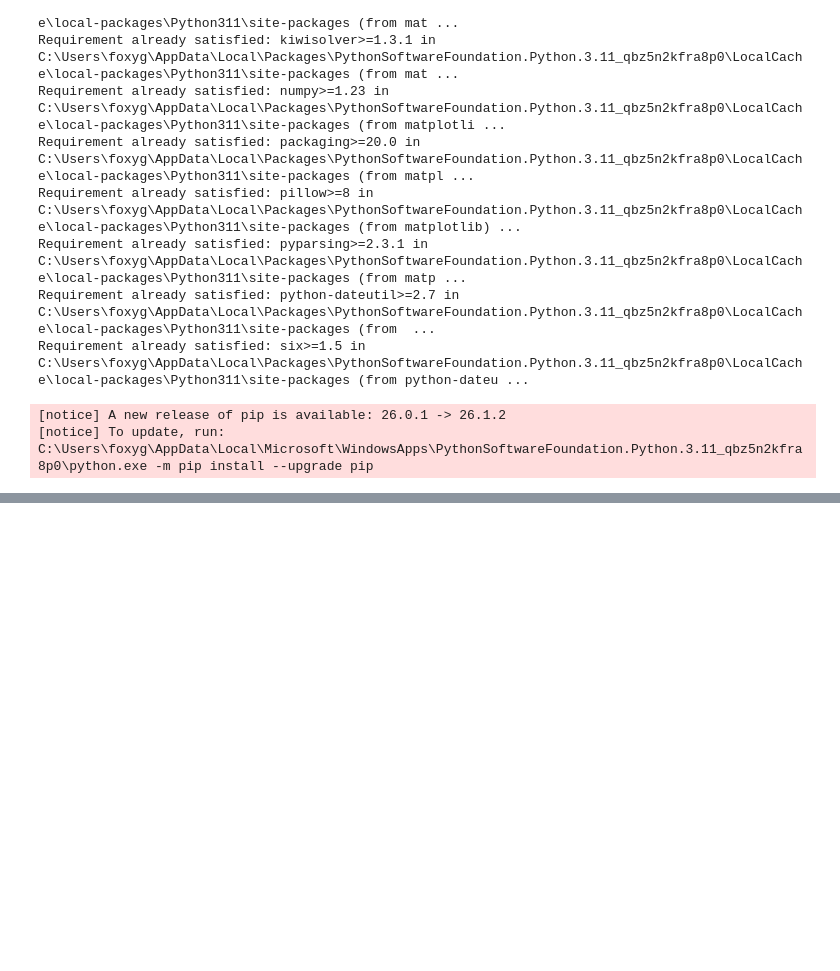
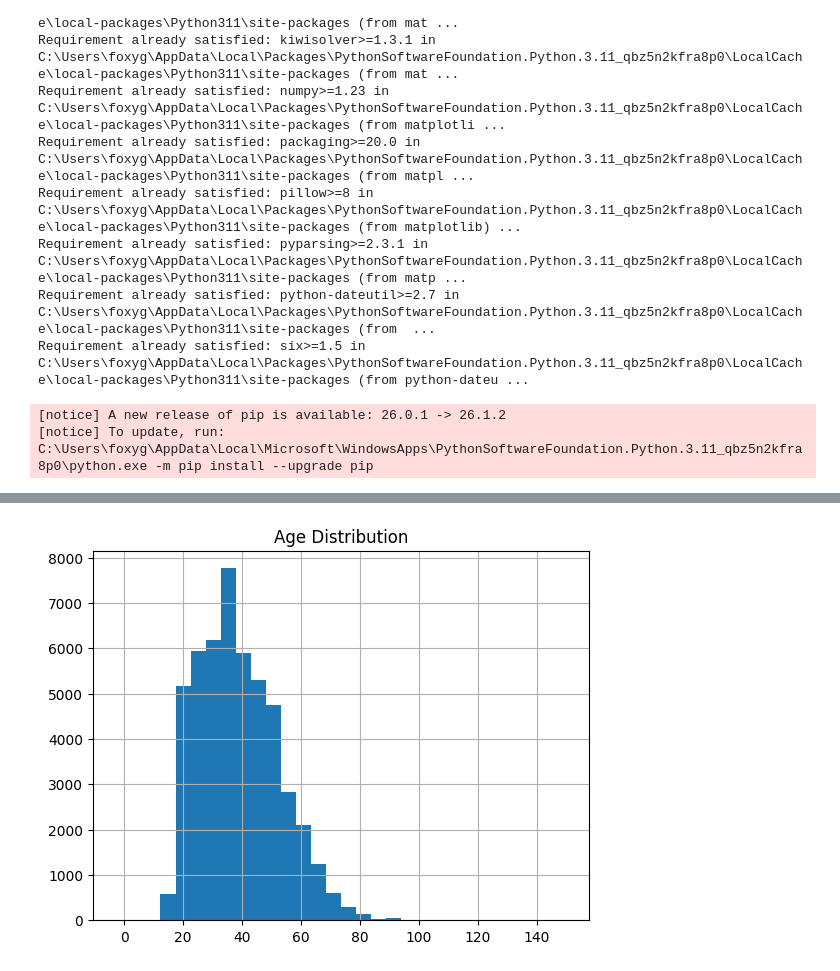
Before and after one commit to JeannyBoy/Final, a Jupyter notebook: EAD.ipynb, the cells around one changed output, grey strips where cells are left out. Drawn from its saved outputs; the diff is of its cells as text; code cells hidden in the pictures; blank space fills up the shorter version.

```diff
--- a/EAD.ipynb
+++ b/EAD.ipynb
@@ -83,0 +160,6 @@ Shape: (48845, 1)
+# %%
+df['age'].hist(bins=30)
+plt.title('Age Distribution')
+plt.show()
+# %% [output]
+[figure, added]
```
Also changed, not shown: parts of 21 cells of this notebook, 2 other files.
